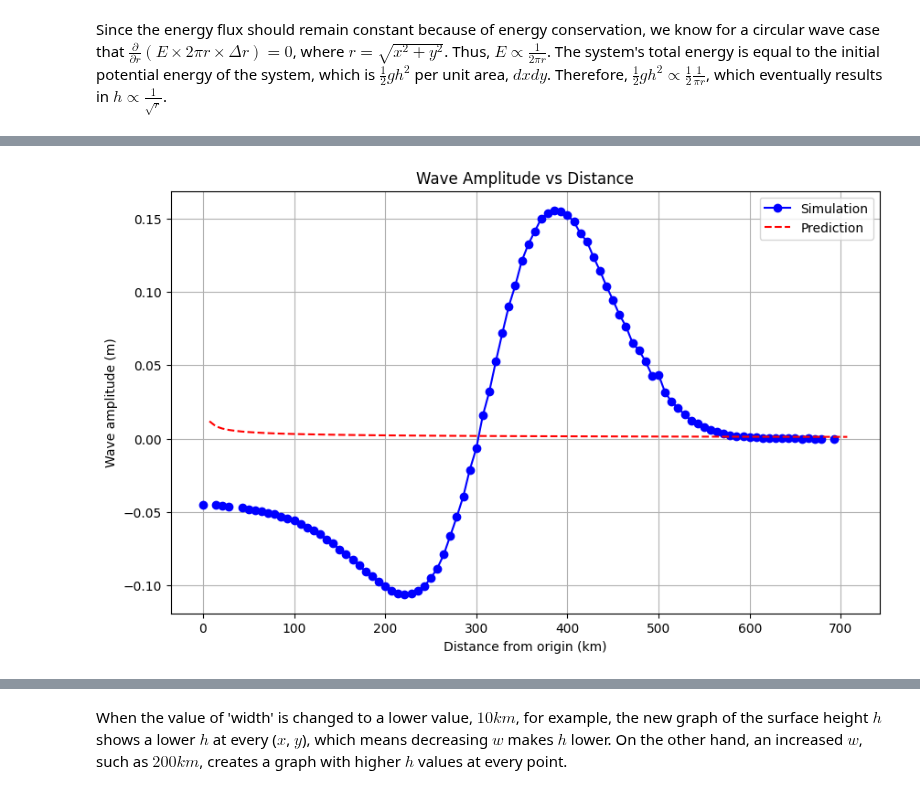
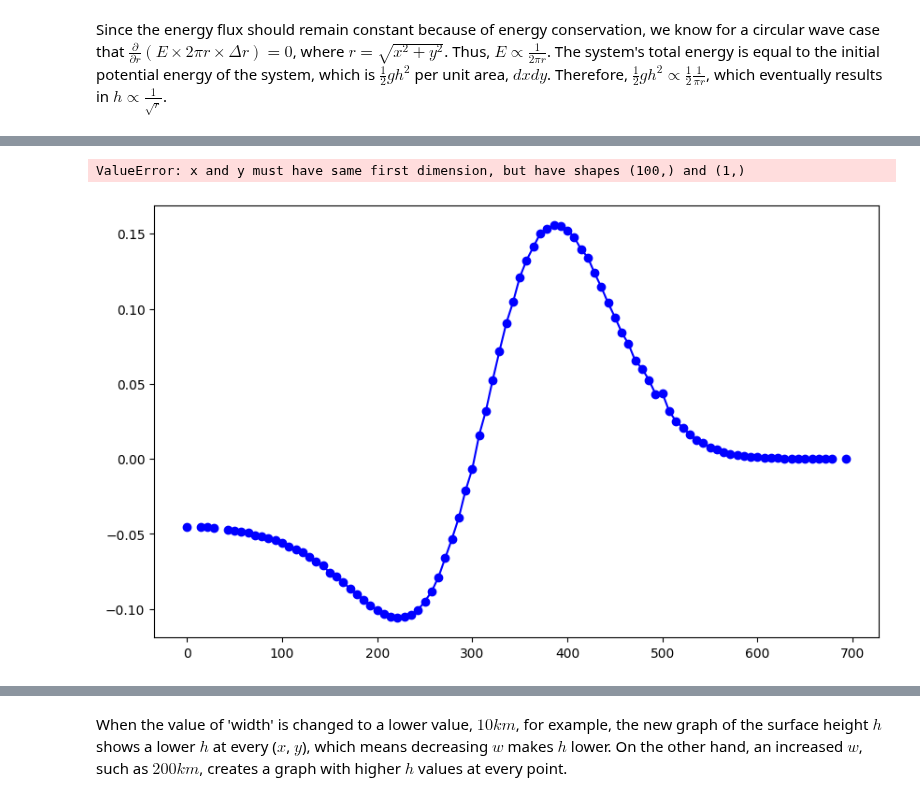
Before and after one commit to Unjin-Jang/QCES, a Jupyter notebook: Project3_tsunami.ipynb, the cells around one changed output, grey strips where cells are left out. Drawn from its saved outputs; the diff is of its cells as text; code cells hidden in the pictures.

```diff
--- a/Project3_tsunami.ipynb
+++ b/Project3_tsunami.ipynb
@@ -436,29 +461,32 @@ Since the energy flux should remain constant because of energy conservation, we
 # %%
 # 다시하기
 
 import numpy as np
 import matplotlib.pyplot as plt
 
 r = np.sqrt(x**2 + y**2)
 r_flat = r.flatten()
 A_predicted = np.max(h_save[0]) / np.sqrt(np.maximum(r_flat, 1e-6))
 final_h = h_save[-1]
 r_values = np.linspace(0, np.max(r), 100)
 actual_amplitudes = [
     np.mean(final_h[(r >= r_min) & (r < r_max)]) for r_min, r_max in zip(r_values[:-1], r_values[1:])
 ]
 
 plt.figure(figsize=(10, 6))
 plt.plot(r_values[:-1] / kilometer, actual_amplitudes, 'bo-', label="Simulation")
-plt.plot(r_values / kilometer, np.max(h_save[0]) / np.sqrt(r_values), 'r--', label="Prediction")
+#plt.plot(r_values / kilometer, np.max(h_save[0]) / np.sqrt(r_values), 'r--', label="Prediction")
+plt.plot(r_values / kilometer, np.max(h_save[0]), 'r--', label="Prediction")
+
 plt.xlabel("Distance from origin (km)")
 plt.ylabel("Wave amplitude (m)")
 plt.title("Wave Amplitude vs Distance")
 plt.legend()
 plt.grid()
 plt.show()
 # %% [output]
+ValueError: x and y must have same first dimension, but have shapes (100,) and (1,)
-[figure, old version]
+[figure, new version]
 # %%
 # with a different 'width' for the initial condition (changed to 10 km)
 
```
Also changed, not shown: parts of 13 cells of this notebook.
